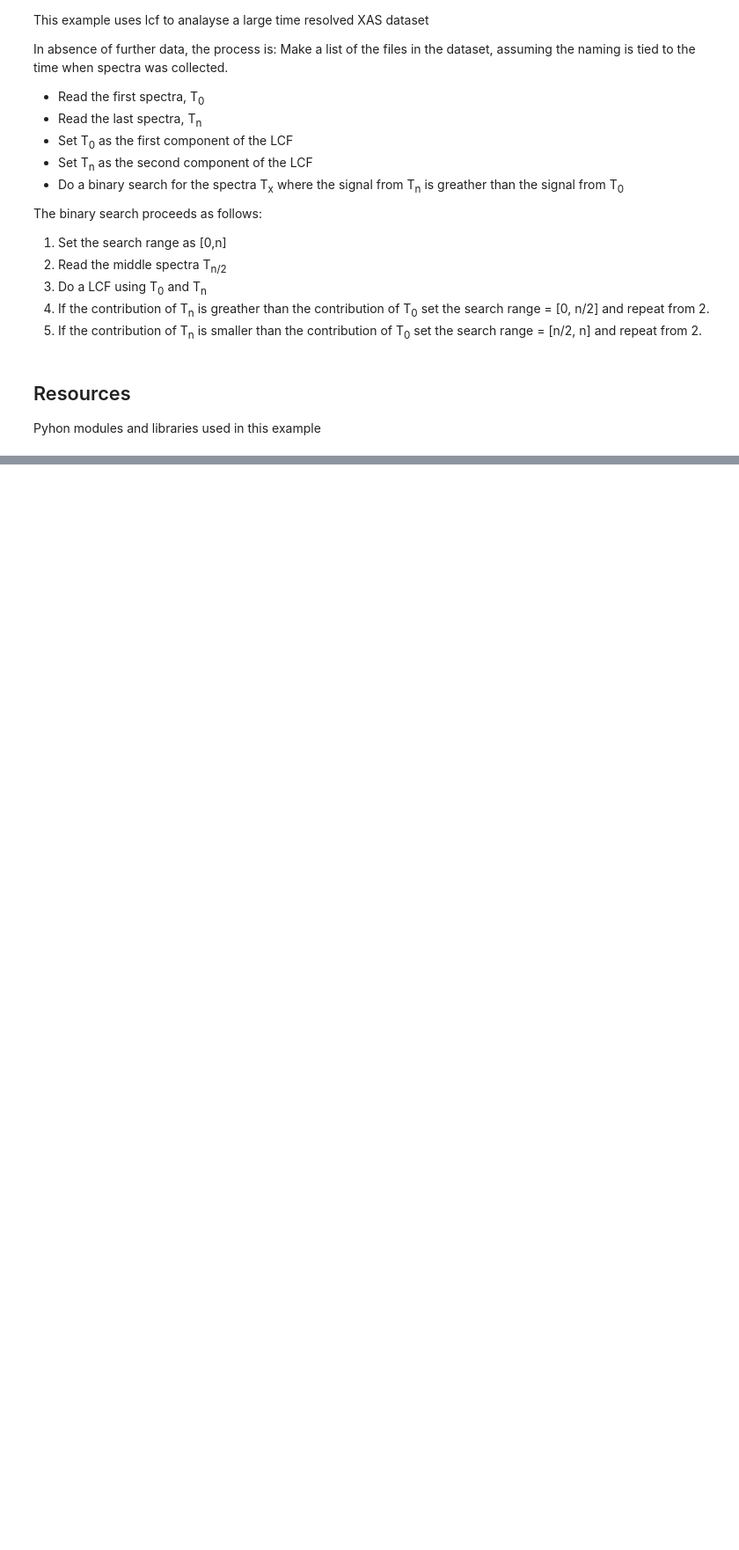
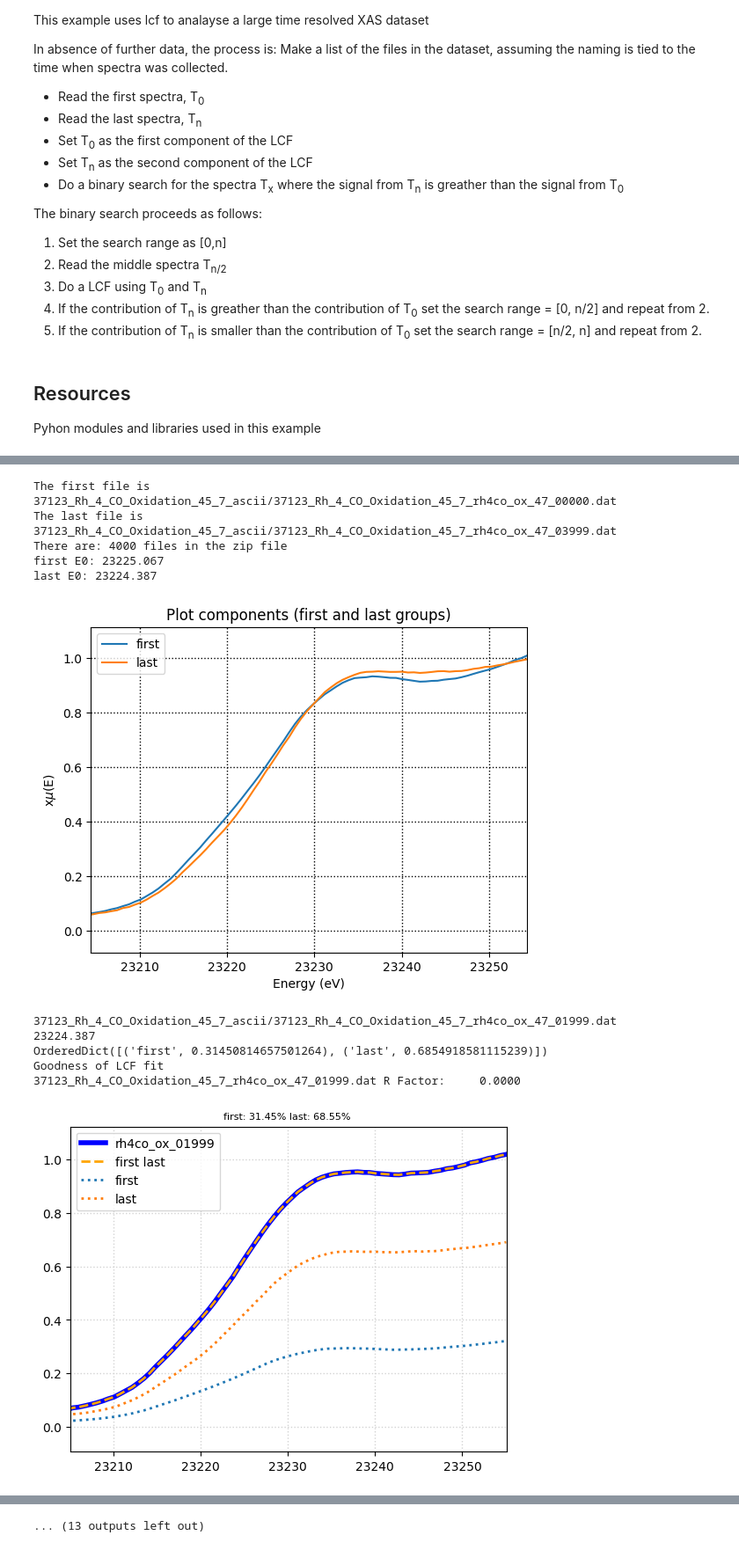
Before and after one commit to scman1/advanced_xafs, a Jupyter notebook: lcf_analiser/LCF_Analysis.ipynb, the cells around one changed output, grey strips where cells are left out. Shown at 88% size. Saved outputs shown, nothing was run; the diff lists cells and outputs as text; code cells hidden in the pictures; blank space fills up the shorter version.

```diff
--- a/lcf_analiser/LCF_Analysis.ipynb
+++ b/lcf_analiser/LCF_Analysis.ipynb
@@ -107,20 +212,4 @@ def lcf_plot(group1, group2, xlim=[29180, 29230], show_comps = False):
 # %%
 # zip file containign normalised mu for the experiment
-rh4co_01 = Path("../wf_data/rh4co", "37119_Rh_4_CO_Oxidation_53_second_ascii.zip")
-rh4co_02 = Path("../wf_data/rh4co", "37123_Rh_4_CO_Oxidation_45_7_ascii.zip")
-
-# def get_data(zip, name)
-files_list = get_file_list_zip(rh4co_02)
-print ("The first file is ", files_list [0])
-print ("The last file is ", files_list [-1])
-print (f"There are: {len(files_list)} files in the zip file")
-
-
-first_dg = xas_from_zip(rh4co_02, files_list [0], columns = "energy mu")
-first_dg.filename = 'first'
-last_dg = xas_from_zip(rh4co_02, files_list [-1], columns = "energy mu")
-last_dg.filename = 'last'
-lcf_components = {"first": first_dg, "last": last_dg}
-
-for a_dg in lcf_components:
-    lcf_components[a_dg] = athenamgr.calc_with_defaults(lcf_components[a_dg])
+rh4co = Path("../wf_data/rh4co", "37119_Rh_4_CO_Oxidation_53_second_ascii.zip")
+rh4co = Path("../wf_data/rh4co", "37123_Rh_4_CO_Oxidation_45_7_ascii.zip")
@@ -338,0 +225,16 @@ rh4co_ox_01499 R Factor:         0.0000
+# %%
+# look for 50/50 split
+search_1 = find_lcf_match(rh4co, task_lcf['variables'], w_test=1)
+# %% [output]
+The first file is  37123_Rh_4_CO_Oxidation_45_7_ascii/37123_Rh_4_CO_Oxidation_45_7_rh4co_ox_47_00000.dat
+The last file is  37123_Rh_4_CO_Oxidation_45_7_ascii/37123_Rh_4_CO_Oxidation_45_7_rh4co_ox_47_03999.dat
+There are: 4000 files in the zip file
+first E0: 23225.067
+last E0: 23224.387
+[figure, added]
+37123_Rh_4_CO_Oxidation_45_7_ascii/37123_Rh_4_CO_Oxidation_45_7_rh4co_ox_47_01999.dat
+23224.387
+OrderedDict([('first', 0.31450814657501264), ('last', 0.6854918581115239)])
+Goodness of LCF fit
+37123_Rh_4_CO_Oxidation_45_7_rh4co_ox_47_01999.dat R Factor:     0.0000
+[figure, added]
@@ -338,0 +265 @@ rh4co_ox_01499 R Factor:         0.0000
+... (13 outputs left out)
```
Also changed, not shown: parts of 15 cells of this notebook.
